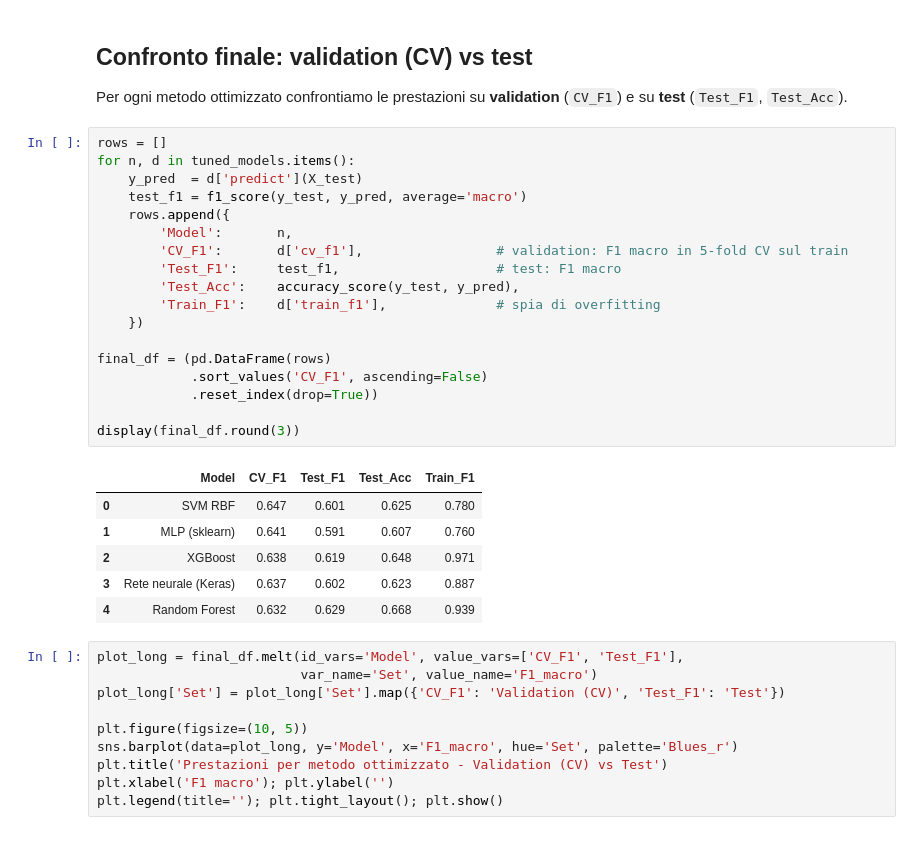
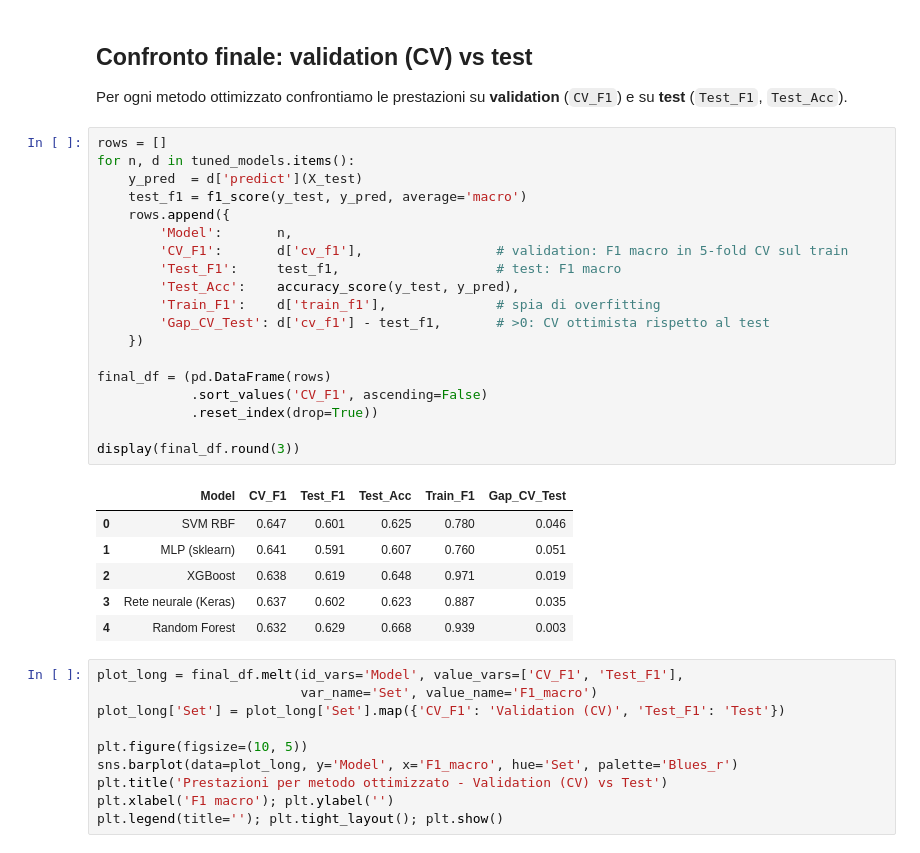
Before and after one commit to PatrickPasolini/water_potability_classification, a Jupyter notebook: water_potability_classification.ipynb, the cells around one changed output. Saved outputs shown, nothing was run; the diff lists cells and outputs as text.

```diff
--- a/water_potability_classification.ipynb
+++ b/water_potability_classification.ipynb
@@ -804,28 +804,29 @@ Per ogni metodo ottimizzato confrontiamo le prestazioni su **validation** (`CV_F
 # %%
 rows = []
 for n, d in tuned_models.items():
     y_pred  = d['predict'](X_test)
     test_f1 = f1_score(y_test, y_pred, average='macro')
     rows.append({
         'Model':       n,
         'CV_F1':       d['cv_f1'],                 # validation: F1 macro in 5-fold CV sul train
         'Test_F1':     test_f1,                    # test: F1 macro
         'Test_Acc':    accuracy_score(y_test, y_pred),
         'Train_F1':    d['train_f1'],              # spia di overfitting
+        'Gap_CV_Test': d['cv_f1'] - test_f1,       # >0: CV ottimista rispetto al test
     })
 
 final_df = (pd.DataFrame(rows)
             .sort_values('CV_F1', ascending=False)
             .reset_index(drop=True))
 
 display(final_df.round(3))
 # %% [output]
-|  | Model | CV_F1 | Test_F1 | Test_Acc | Train_F1 |
-| 0 | SVM RBF | 0.647 | 0.601 | 0.625 | 0.780 |
-| 1 | MLP (sklearn) | 0.641 | 0.591 | 0.607 | 0.760 |
-| 2 | XGBoost | 0.638 | 0.619 | 0.648 | 0.971 |
-| 3 | Rete neurale (Keras) | 0.637 | 0.602 | 0.623 | 0.887 |
-| 4 | Random Forest | 0.632 | 0.629 | 0.668 | 0.939 |
+|  | Model | CV_F1 | Test_F1 | Test_Acc | Train_F1 | Gap_CV_Test |
+| 0 | SVM RBF | 0.647 | 0.601 | 0.625 | 0.780 | 0.046 |
+| 1 | MLP (sklearn) | 0.641 | 0.591 | 0.607 | 0.760 | 0.051 |
+| 2 | XGBoost | 0.638 | 0.619 | 0.648 | 0.971 | 0.019 |
+| 3 | Rete neurale (Keras) | 0.637 | 0.602 | 0.623 | 0.887 | 0.035 |
+| 4 | Random Forest | 0.632 | 0.629 | 0.668 | 0.939 | 0.003 |
 # %%
 plot_long = final_df.melt(id_vars='Model', value_vars=['CV_F1', 'Test_F1'],
                           var_name='Set', value_name='F1_macro')
```
